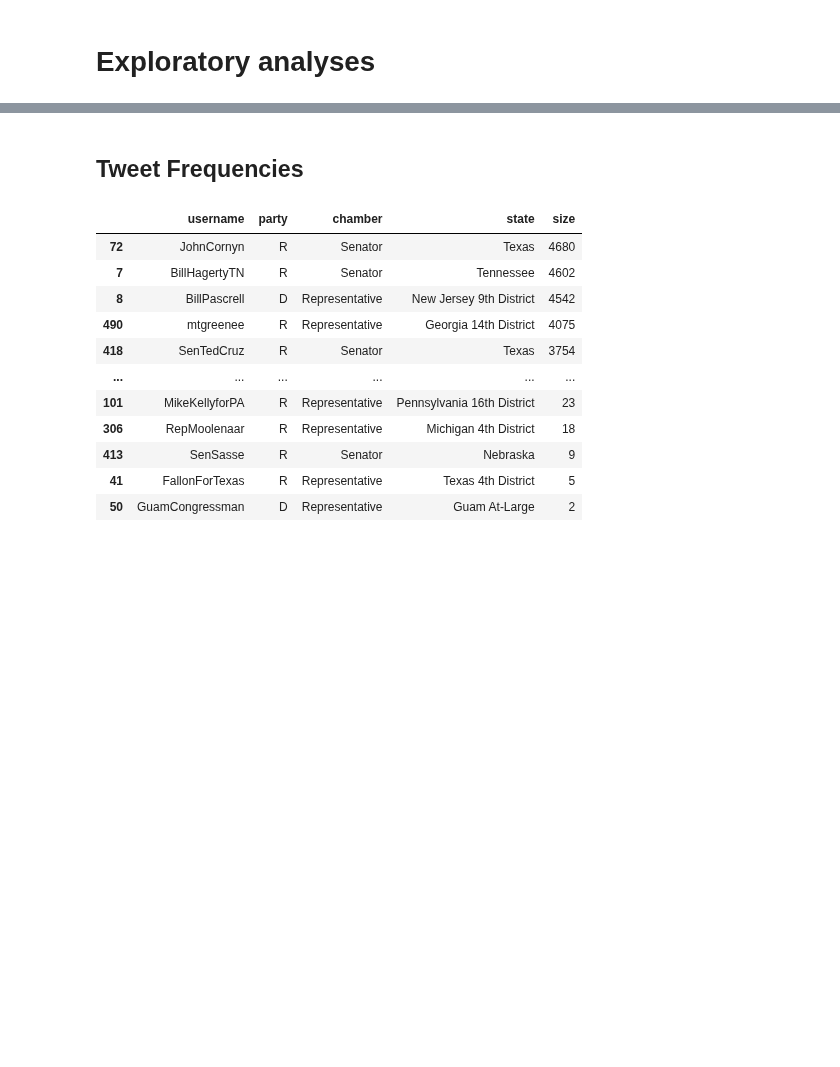
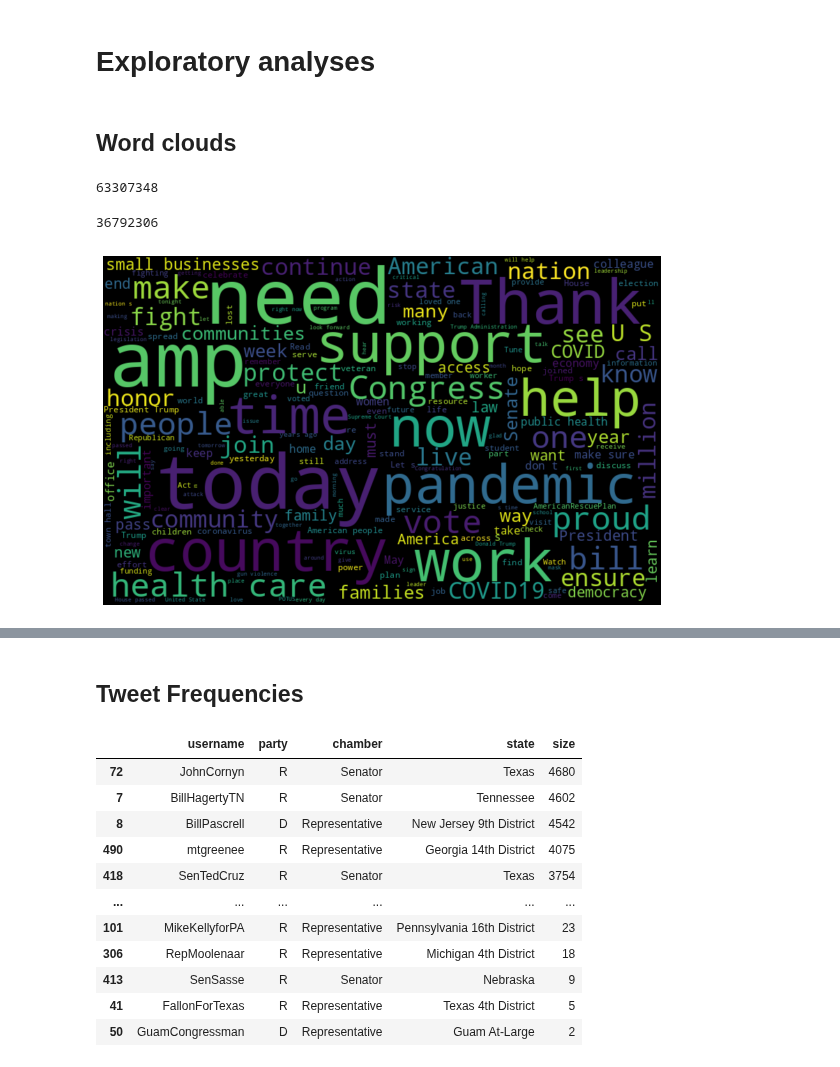
Before and after one commit to ajw2329/congress_twitter, a Jupyter notebook: notebooks/model_experiments.ipynb, the cells around one changed output, grey strips where cells are left out. Saved outputs shown, nothing was run; the diff lists cells and outputs as text; code cells hidden in the pictures; blank space fills up the shorter version.

Commit message:
Add wordclouds to notebook

```diff
--- a/notebooks/model_experiments.ipynb
+++ b/notebooks/model_experiments.ipynb
@@ -48,6 +52,7 @@ twitter_handles.head()
 All tweets from handles believed to belong to members of congress were then scraped.  It appeared as though retweets from other users were also coming through, so an additional filter was added here to require that tweets in the final dataframe were authored by users in the handles dataframe.
 # %%
 all_tweets = pd.read_csv("../data/all_tweets_full.csv")
+all_tweets['tweet_content_no_url'] = all_tweets['tweet_content'].apply(lambda x: re.sub(r"\S*https?:\S*", "", x))
 # %%
 #all_tweets = all_tweets[["username", "date", "tweet_content", "party", "chamber", "state", "name"]]
 all_tweets.head()
@@ -68,3 +73,29 @@ pos_cols = ['PRON', 'VERB', 'ADV', 'PROPN',
 sentiment_cols = ["neg", "neu", "pos", "compound"]
 # %% [markdown]
 # Exploratory analyses
+# %% [markdown]
+## Word clouds
+# %%
+dem_all_words = ' '.join([i for i in all_tweets["tweet_content_no_url"][all_tweets["party"] == "D"]])
+rep_all_words = ' '.join([i for i in all_tweets["tweet_content_no_url"][all_tweets["party"] == "R"]])
+# %%
+len(dem_all_words)
+# %% [output]
+63307348
+# %%
+len(rep_all_words)
+# %% [output]
+36792306
+# %%
+wordcloud = WordCloud(
+    width = 800,
+    height = 500,
+    random_state = 42,
+    max_font_size = 110).generate(dem_all_words)
+# %%
+plt.figure(figsize = (10, 7))
+plt.imshow(wordcloud, interpolation = 'bilinear')
+plt.axis('off')
+plt.show()
+# %% [output]
+[figure, added]
```
Also changed, not shown: parts of 6 cells of this notebook.
